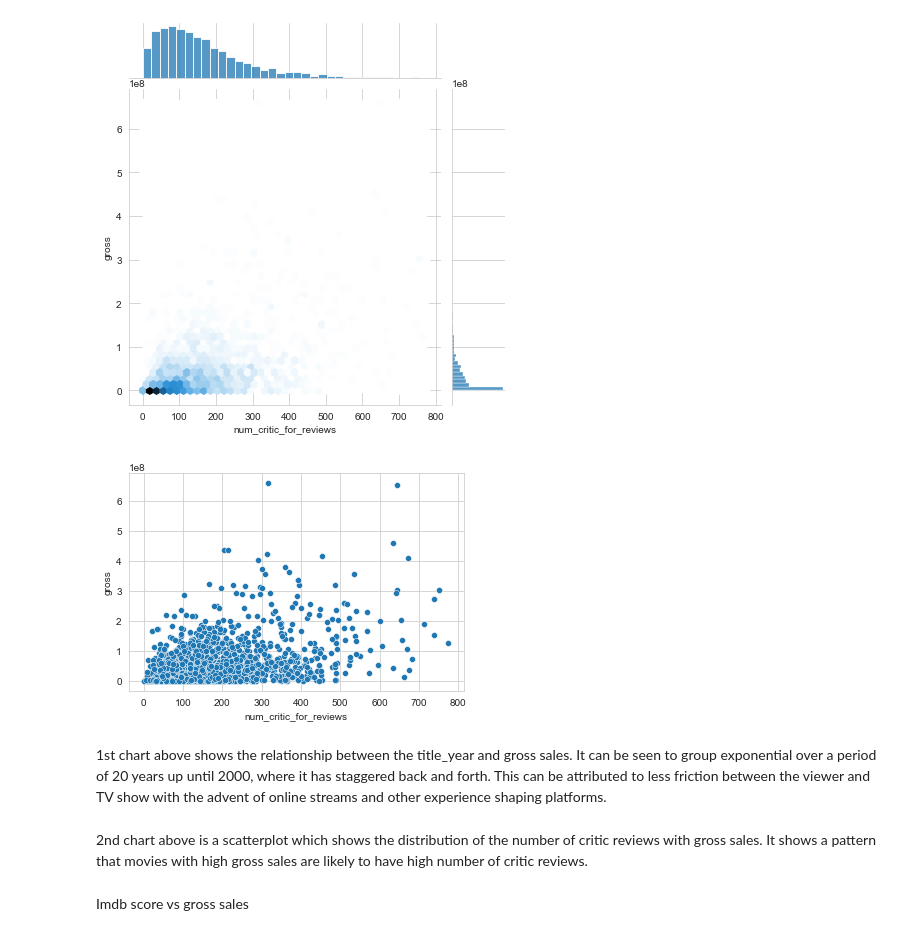
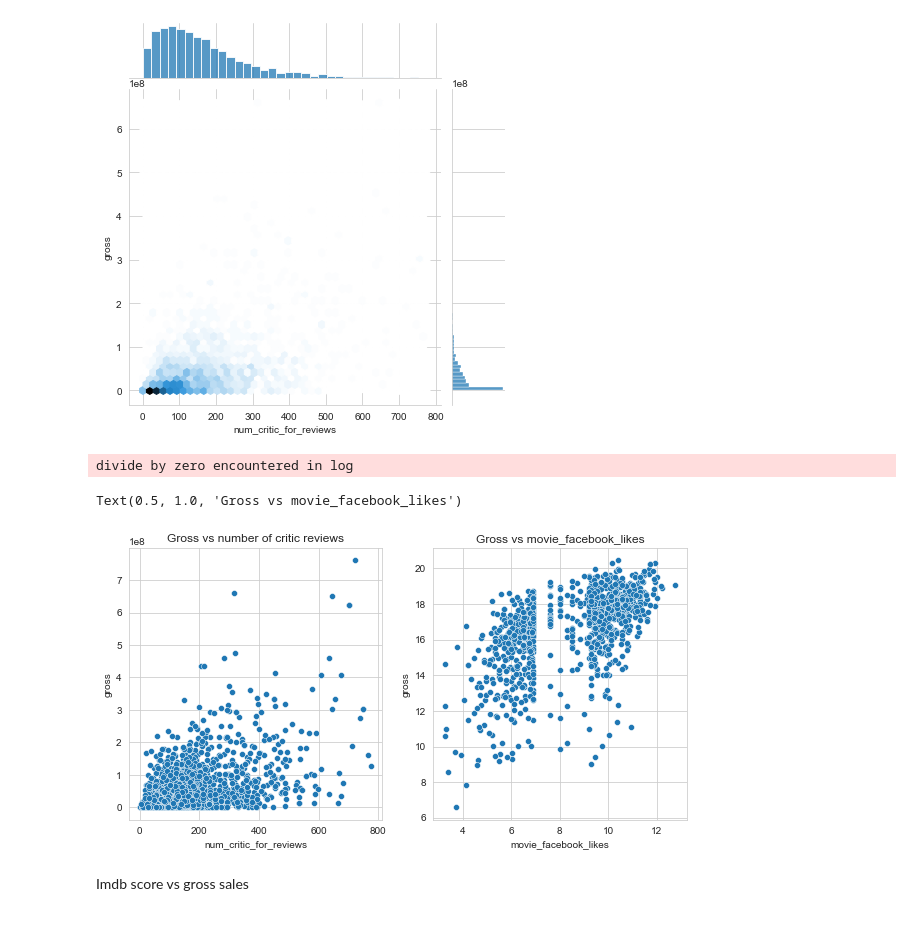
Before and after one commit to Ok3ks/IMDB_movie_metadata-analysis, a Jupyter notebook: Analysis.ipynb, the cells around one changed output. Saved outputs shown, nothing was run; the diff lists cells and outputs as text; code cells hidden in the pictures.

```diff
--- a/Analysis.ipynb
+++ b/Analysis.ipynb
@@ -54,7 +52,7 @@ dev_list
 # %%
 #Selecting Columns of interest
 
-modified_dev_list = dev_list[['director_name', 'genres','country','movie_title', 'actor_2_name','title_year', 'actor_3_name', 'content_rating','imdb_score', 'movie_facebook_likes','budget', 'gross','num_critic_for_reviews', 'duration', 'language']]
+modified_dev_list = dev_list[['director_name','plot_keywords', 'genres','country','movie_title', 'actor_2_name','title_year', 'actor_3_name', 'content_rating','imdb_score', 'movie_facebook_likes','budget', 'gross','num_critic_for_reviews', 'duration', 'language']]
 modified_dev_list.sort_values( by = 'gross', ascending= True)
 
 modified_dev_list
@@ -174,13 +189,7 @@ VERIFYING HYPOTHESIS ON TEST DATA
 # %%
-import scipy.stats
-test_list_df = pd.DataFrame(test_list)
+modified_dev_list = modified_dev_list.dropna()
+pearson_corr, _ = scipy.stats.pearsonr(modified_dev_list['gross'], modified_dev_list['budget'])
+spearman_corr, _ = scipy.stats.spearmanr(modified_dev_list['gross'], modified_dev_list['budget'])
 
-new_test_list_df = test_list_df.sort_values(by= 'gross', ascending= False).dropna()
-
-
-pearson_corr, pearson_p_value = scipy.stats.pearsonr(new_test_list_df['gross'], new_test_list_df['budget'])
-spearman_corr, spearman_p_value = scipy.stats.spearmanr(new_test_list_df['gross'], new_test_list_df['budget'])
-
-print(f"The pearson correlation coefficient between the gross and budget is {pearson_corr} while the p_value is {pearson_p_value}")
-print(f"The spearman correlation coefficient between the gross and budget is {spearman_corr} while the p_value is {spearman_p_value}")
+print("The pearson correlation between gross and budget is {} while the spearman correlation is {}".format(pearson_corr, spearman_corr))
 # %% [output]
@@ -232,13 +241,16 @@ ax1 = sns.jointplot(x = modified_dev_list['num_critic_for_reviews'], y = modifie
 [figure]
 # %%
 #Check relationship between gross and number of critic reviews
-ax1 = sns.scatterplot(x = modified_dev_list['num_critic_for_reviews'], y = modified_dev_list['gross'])
+fig,ax = plt.subplots(1,2, figsize = (10,5))
+ax1 = sns.scatterplot(x = modified_dev_list['num_critic_for_reviews'], y = modified_dev_list['gross'], ax = ax[0])
+ax[0].set_title("Gross vs number of critic reviews")
+
+ax1 = sns.scatterplot(x = np.log(modified_dev_list['movie_facebook_likes']), y = np.log(modified_dev_list['gross']), ax = ax[1])
+ax[1].set_title("Gross vs movie_facebook_likes")
 # %% [output]
+divide by zero encountered in log
+Text(0.5, 1.0, 'Gross vs movie_facebook_likes')
-[figure, old version]
+[figure, new version]
-# %% [markdown]
-1st chart above shows the relationship between the title_year and gross sales. It can be seen to group exponential over a period of 20 years up until 2000, where it has staggered back and forth. This can be attributed to less friction between the viewer and TV show with the advent of online streams and other experience shaping platforms.
-# %% [markdown]
-2nd chart above is a scatterplot which shows the distribution of the number of critic reviews with gross sales. It shows a pattern that movies with high gross sales are likely to have high number of critic reviews.
 # %% [markdown]
 Imdb score vs gross sales
 # %%
```
Also changed, not shown: parts of 44 cells of this notebook.
